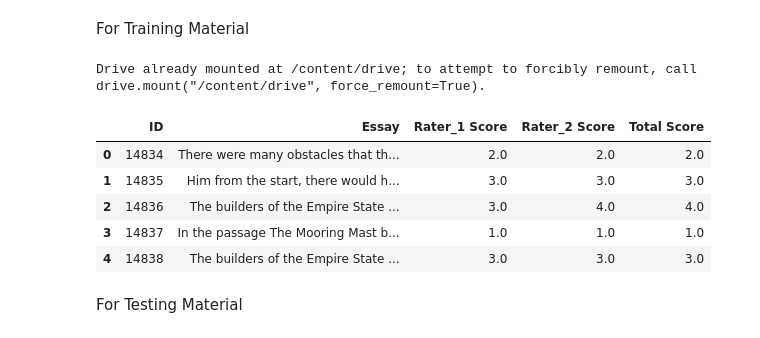
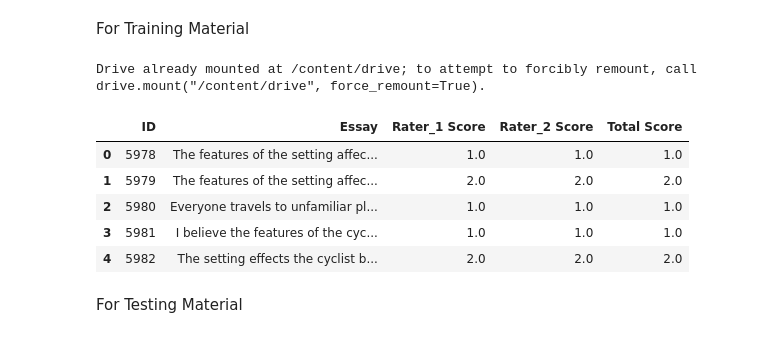
Before and after one commit to mustafabawany/IntelliTech, a Jupyter notebook: Feature_Engineering.ipynb, the cells around one changed output. Drawn from its saved outputs; the diff is of its cells as text; code cells hidden in the pictures.

```diff
--- a/Feature_Engineering.ipynb
+++ b/Feature_Engineering.ipynb
@@ -77,16 +79,16 @@ For Training Material
 # %%
 from google.colab import drive
 drive.mount('/content/drive')
-Data_Essay_01 = pd.read_csv("/content/drive/MyDrive/IntelliTech-DataSet/EssaySet06.csv")
+Data_Essay_01 = pd.read_csv("/content/drive/MyDrive/IntelliTech-DataSet/EssaySet03.csv")
 Data_Essay_01.head()
 # %% [output]
 Drive already mounted at /content/drive; to attempt to forcibly remount, call drive.mount("/content/drive", force_remount=True).
 |  | ID | Essay | Rater_1 Score | Rater_2 Score | Total Score |
-| 0 | 14834 | There were many obstacles that th... | 2.0 | 2.0 | 2.0 |
-| 1 | 14835 | Him from the start, there would h... | 3.0 | 3.0 | 3.0 |
-| 2 | 14836 | The builders of the Empire State ... | 3.0 | 4.0 | 4.0 |
-| 3 | 14837 | In the passage The Mooring Mast b... | 1.0 | 1.0 | 1.0 |
-| 4 | 14838 | The builders of the Empire State ... | 3.0 | 3.0 | 3.0 |
+| 0 | 5978 | The features of the setting affec... | 1.0 | 1.0 | 1.0 |
+| 1 | 5979 | The features of the setting affec... | 2.0 | 2.0 | 2.0 |
+| 2 | 5980 | Everyone travels to unfamiliar pl... | 1.0 | 1.0 | 1.0 |
+| 3 | 5981 | I believe the features of the cyc... | 1.0 | 1.0 | 1.0 |
+| 4 | 5982 | The setting effects the cyclist b... | 2.0 | 2.0 | 2.0 |
 # %% [markdown]
 For Testing Material
 # %%
```
Also changed, not shown: parts of 65 cells of this notebook.
